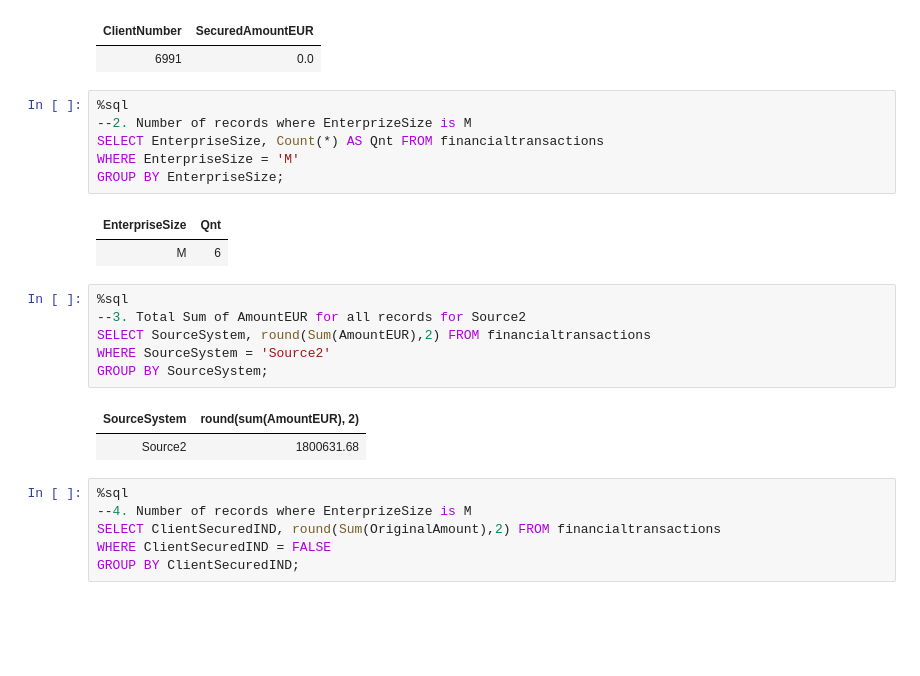
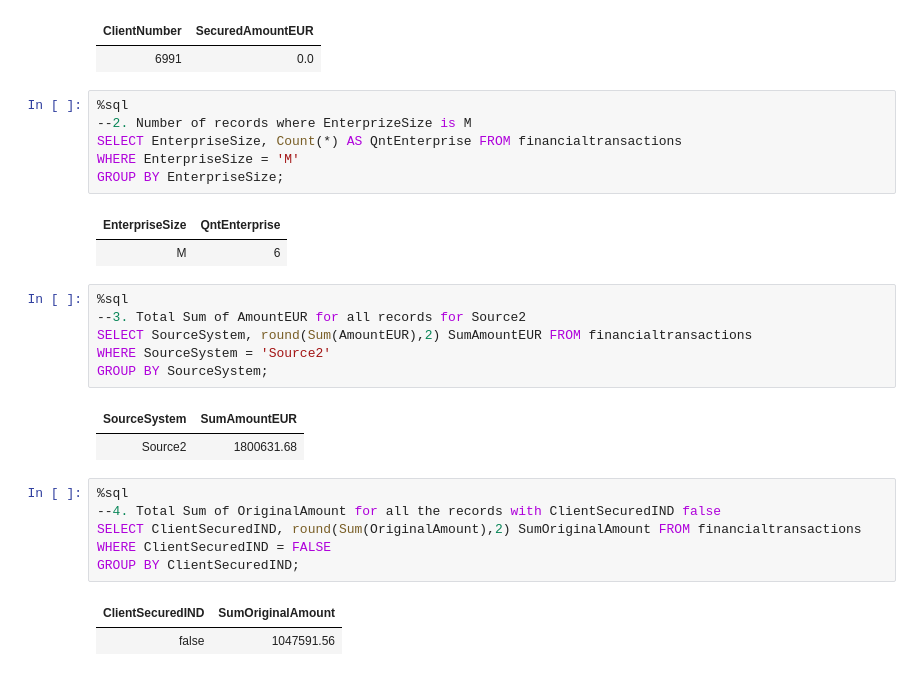
Before and after one commit to LucasMatBorges/FinancialETLDatabricks, a Jupyter notebook: Notebooks/Solution ABN AMRO.ipynb, the cells around one changed output. Cells and saved outputs as stored; diff of their text form; blank space fills up the shorter version.

```diff
--- a/Notebooks/Solution ABN AMRO.ipynb
+++ b/Notebooks/Solution ABN AMRO.ipynb
@@ -217,24 +217,27 @@ WHERE ClientNumber = 6991;
 # %%
 %sql
 --2. Number of records where EnterprizeSize is M
-SELECT EnterpriseSize, Count(*) AS Qnt FROM financialtransactions
+SELECT EnterpriseSize, Count(*) AS QntEnterprise FROM financialtransactions
 WHERE EnterpriseSize = 'M'
 GROUP BY EnterpriseSize;
 # %% [output]
-| EnterpriseSize | Qnt |
+| EnterpriseSize | QntEnterprise |
 | M | 6 |
 # %%
 %sql
 --3. Total Sum of AmountEUR for all records for Source2
-SELECT SourceSystem, round(Sum(AmountEUR),2) FROM financialtransactions
+SELECT SourceSystem, round(Sum(AmountEUR),2) SumAmountEUR FROM financialtransactions
 WHERE SourceSystem = 'Source2'
 GROUP BY SourceSystem;
 # %% [output]
-| SourceSystem | round(sum(AmountEUR), 2) |
+| SourceSystem | SumAmountEUR |
 | Source2 | 1800631.68 |
 # %%
 %sql
---4. Number of records where EnterprizeSize is M
-SELECT ClientSecuredIND, round(Sum(OriginalAmount),2) FROM financialtransactions
+--4. Total Sum of OriginalAmount for all the records with ClientSecuredIND false
+SELECT ClientSecuredIND, round(Sum(OriginalAmount),2) SumOriginalAmount FROM financialtransactions
 WHERE ClientSecuredIND = FALSE
 GROUP BY ClientSecuredIND;
+# %% [output]
+| ClientSecuredIND | SumOriginalAmount |
+| false | 1047591.56 |
```
